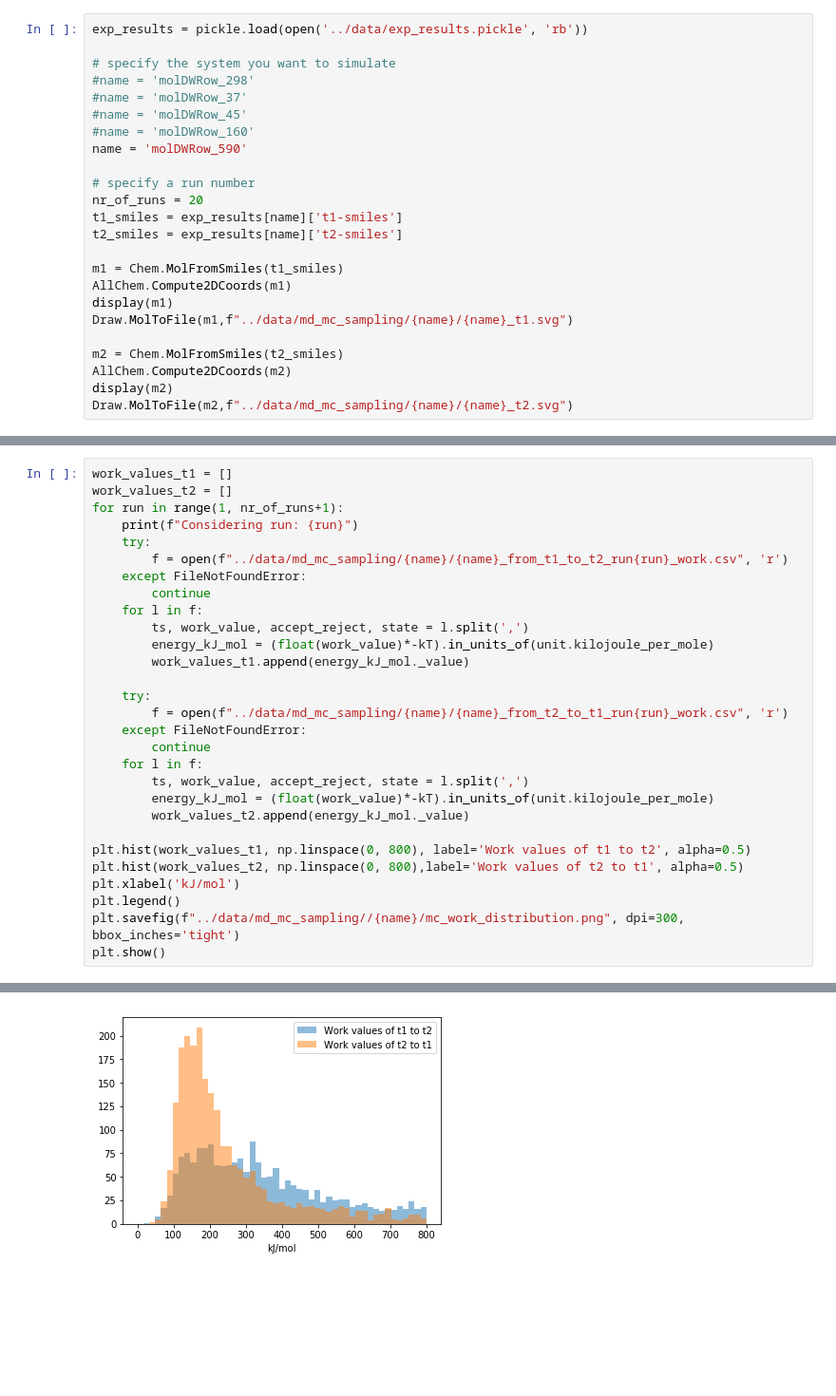
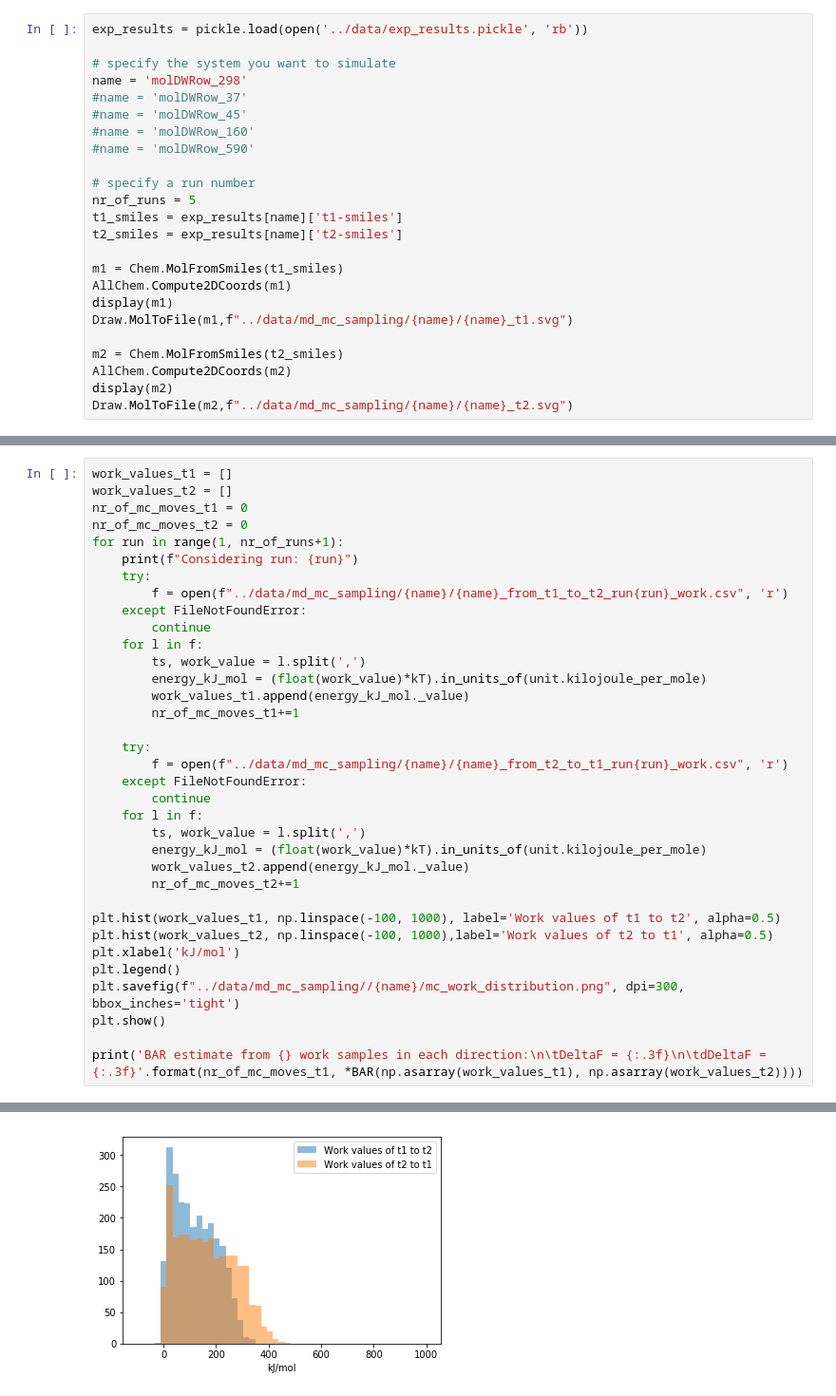
Before and after one commit to choderalab/neutromeratio, a Jupyter notebook: notebooks/analyse_MC.ipynb, the cells around one changed output, grey strips where cells are left out. Shown: that part at 95% size. Saved outputs shown, nothing was run; the diff lists cells and outputs as text; blank space fills up the shorter version.

```diff
--- a/notebooks/analyse_MC.ipynb
+++ b/notebooks/analyse_MC.ipynb
@@ -40,14 +41,14 @@ angstroms_to_nm = (0.1 * ani_distance_unit) / (1.0 * distance_unit)
 exp_results = pickle.load(open('../data/exp_results.pickle', 'rb'))
 
 # specify the system you want to simulate
-#name = 'molDWRow_298'
+name = 'molDWRow_298'
 #name = 'molDWRow_37'
 #name = 'molDWRow_45'
 #name = 'molDWRow_160'
-name = 'molDWRow_590'
+#name = 'molDWRow_590'
 
 # specify a run number
-nr_of_runs = 20
+nr_of_runs = 5
 t1_smiles = exp_results[name]['t1-smiles']
 t2_smiles = exp_results[name]['t2-smiles']
 
@@ -66,6 +67,8 @@ Draw.MolToFile(m2,f"../data/md_mc_sampling/{name}/{name}_t2.svg")
 # %%
 work_values_t1 = []
 work_values_t2 = []
+nr_of_mc_moves_t1 = 0
+nr_of_mc_moves_t2 = 0
 for run in range(1, nr_of_runs+1):
     print(f"Considering run: {run}")
     try:
@@ -73,25 +76,29 @@ for run in range(1, nr_of_runs+1):
     except FileNotFoundError:
         continue
     for l in f:
-        ts, work_value, accept_reject, state = l.split(',')
-        energy_kJ_mol = (float(work_value)*-kT).in_units_of(unit.kilojoule_per_mole)
+        ts, work_value = l.split(',')
+        energy_kJ_mol = (float(work_value)*kT).in_units_of(unit.kilojoule_per_mole)
         work_values_t1.append(energy_kJ_mol._value)
+        nr_of_mc_moves_t1+=1
 
     try:
         f = open(f"../data/md_mc_sampling/{name}/{name}_from_t2_to_t1_run{run}_work.csv", 'r')
     except FileNotFoundError:
         continue
     for l in f:
-        ts, work_value, accept_reject, state = l.split(',')
-        energy_kJ_mol = (float(work_value)*-kT).in_units_of(unit.kilojoule_per_mole)
+        ts, work_value = l.split(',')
+        energy_kJ_mol = (float(work_value)*kT).in_units_of(unit.kilojoule_per_mole)
         work_values_t2.append(energy_kJ_mol._value)
+        nr_of_mc_moves_t2+=1
 
-plt.hist(work_values_t1, np.linspace(0, 800), label='Work values of t1 to t2', alpha=0.5)
-plt.hist(work_values_t2, np.linspace(0, 800),label='Work values of t2 to t1', alpha=0.5)
+plt.hist(work_values_t1, np.linspace(-100, 1000), label='Work values of t1 to t2', alpha=0.5)
+plt.hist(work_values_t2, np.linspace(-100, 1000),label='Work values of t2 to t1', alpha=0.5)
 plt.xlabel('kJ/mol')
 plt.legend()
 plt.savefig(f"../data/md_mc_sampling//{name}/mc_work_distribution.png", dpi=300, bbox_inches='tight')
 plt.show()
+
+print('BAR estimate from {} work samples in each direction:\n\tDeltaF = {:.3f}\n\tdDeltaF = {:.3f}'.format(nr_of_mc_moves_t1, *BAR(np.asarray(work_values_t1), np.asarray(work_values_t2))))
 # %% [output]
 Considering run: 1
 Considering run: 2
@@ -116 +108 @@ Considering run: 20
-[figure, old version]
+[figure, new version]
```
Also changed, not shown: parts of 4 cells of this notebook.
